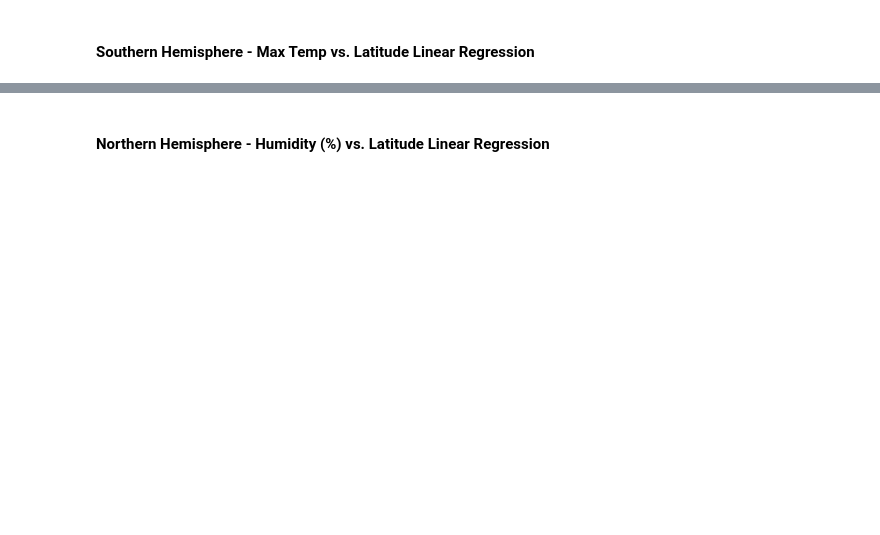
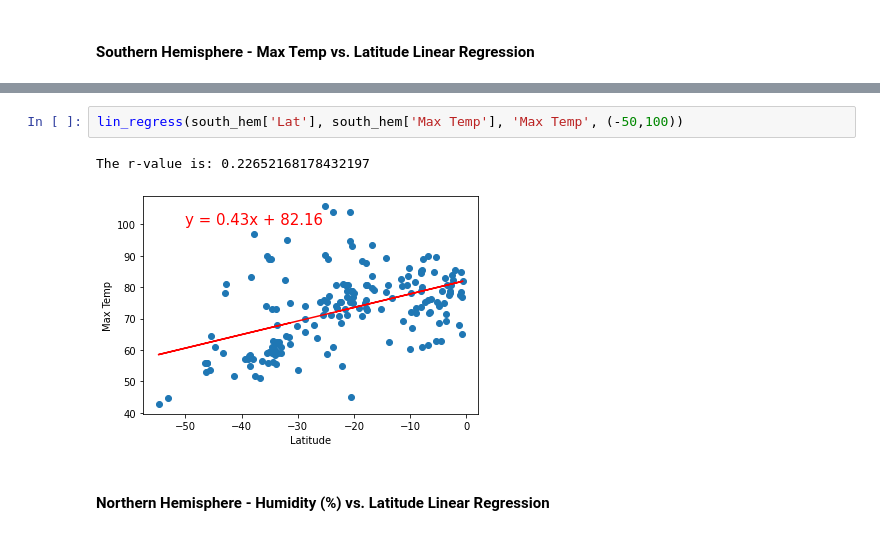
Before and after one commit to mscheme/python-api-challenge, a Jupyter notebook: WeatherPy/WeatherPy.ipynb, the cells around one changed output, grey strips where cells are left out. Drawn from its saved outputs; the diff is of its cells as text; blank space fills up the shorter version.

```diff
--- a/WeatherPy/WeatherPy.ipynb
+++ b/WeatherPy/WeatherPy.ipynb
@@ -292,2 +315,7 @@ The r-value is: 0.6082708688906918
+# %%
+lin_regress(south_hem['Lat'], south_hem['Max Temp'], 'Max Temp', (-50,100))
+# %% [output]
+The r-value is: 0.22652168178432197
+[figure, added]
 # %% [markdown]
 ####  Northern Hemisphere - Humidity (%) vs. Latitude Linear Regression
```
Also changed, not shown: parts of 26 cells of this notebook, 4 other files.
